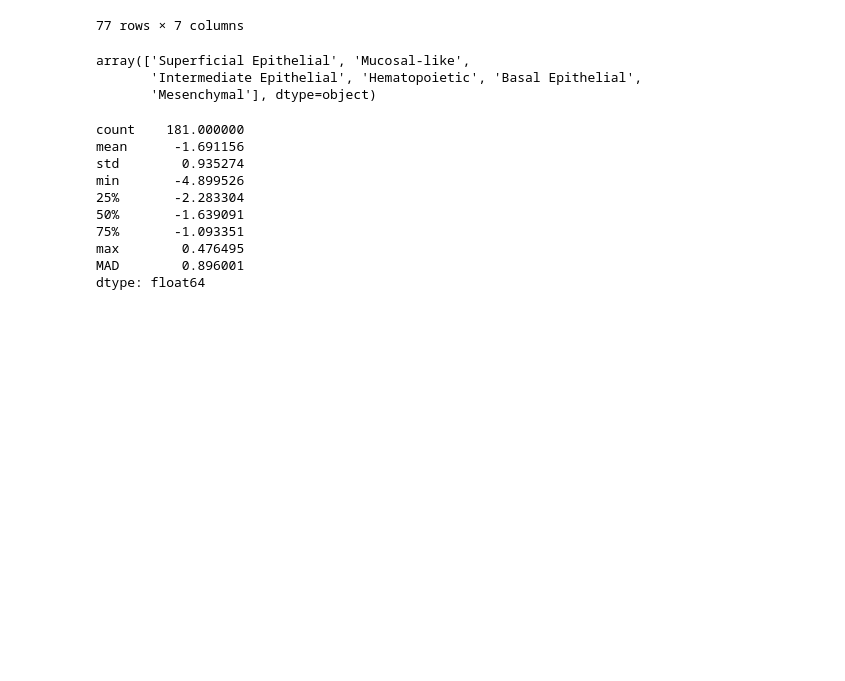
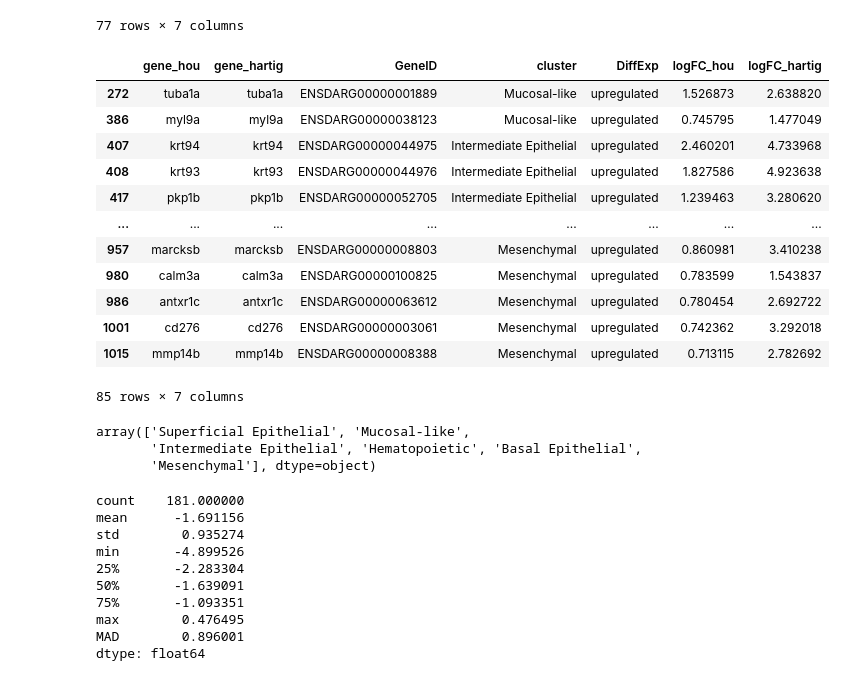
Before and after one commit to cgnobrega/Nobrega_Honors_Thesis, a Jupyter notebook: code/gene_lists_parse.ipynb, the cells around one changed output. Saved outputs shown, nothing was run; the diff lists cells and outputs as text; code cells hidden in the pictures; blank space fills up the shorter version.

```diff
--- a/code/gene_lists_parse.ipynb
+++ b/code/gene_lists_parse.ipynb
@@ -97,6 +95,24 @@ downreg
 | 883 | abi3a | abi3a | ENSDARG00000060072 | Hematopoietic | downregulated | 0.620248 | -1.845389 |
 | 899 | si:ch211-106h4.12 | si:ch211-106h4.12 | ENSDARG00000092920 | Mesenchymal | downregulated | 1.582189 | -4.762562 |
 77 rows × 7 columns
+# %%
+# create a dataframe of the differentially upregulated that exist in both gene lists
+upreg = merged_gene_list.loc[merged_gene_list['DiffExp'] == 'upregulated']
+upreg
+# %% [output]
+|  | gene_hou | gene_hartig | GeneID | cluster | DiffExp | logFC_hou | logFC_hartig |
+| 272 | tuba1a | tuba1a | ENSDARG00000001889 | Mucosal-like | upregulated | 1.526873 | 2.638820 |
+| 386 | myl9a | myl9a | ENSDARG00000038123 | Mucosal-like | upregulated | 0.745795 | 1.477049 |
+| 407 | krt94 | krt94 | ENSDARG00000044975 | Intermediate Epithelial | upregulated | 2.460201 | 4.733968 |
+| 408 | krt93 | krt93 | ENSDARG00000044976 | Intermediate Epithelial | upregulated | 1.827586 | 4.923638 |
+| 417 | pkp1b | pkp1b | ENSDARG00000052705 | Intermediate Epithelial | upregulated | 1.239463 | 3.280620 |
+| ... | ... | ... | ... | ... | ... | ... | ... |
+| 957 | marcksb | marcksb | ENSDARG00000008803 | Mesenchymal | upregulated | 0.860981 | 3.410238 |
+| 980 | calm3a | calm3a | ENSDARG00000100825 | Mesenchymal | upregulated | 0.783599 | 1.543837 |
+| 986 | antxr1c | antxr1c | ENSDARG00000063612 | Mesenchymal | upregulated | 0.780454 | 2.692722 |
+| 1001 | cd276 | cd276 | ENSDARG00000003061 | Mesenchymal | upregulated | 0.742362 | 3.292018 |
+| 1015 | mmp14b | mmp14b | ENSDARG00000008388 | Mesenchymal | upregulated | 0.713115 | 2.782692 |
+85 rows × 7 columns
 # %%
 # get a list of all the cell types to then parse the gene list into separate cell cluster dataframes
 merged_gene_list.cluster.unique()
```
Also changed, not shown: parts of 4 cells of this notebook, 3 other files.
